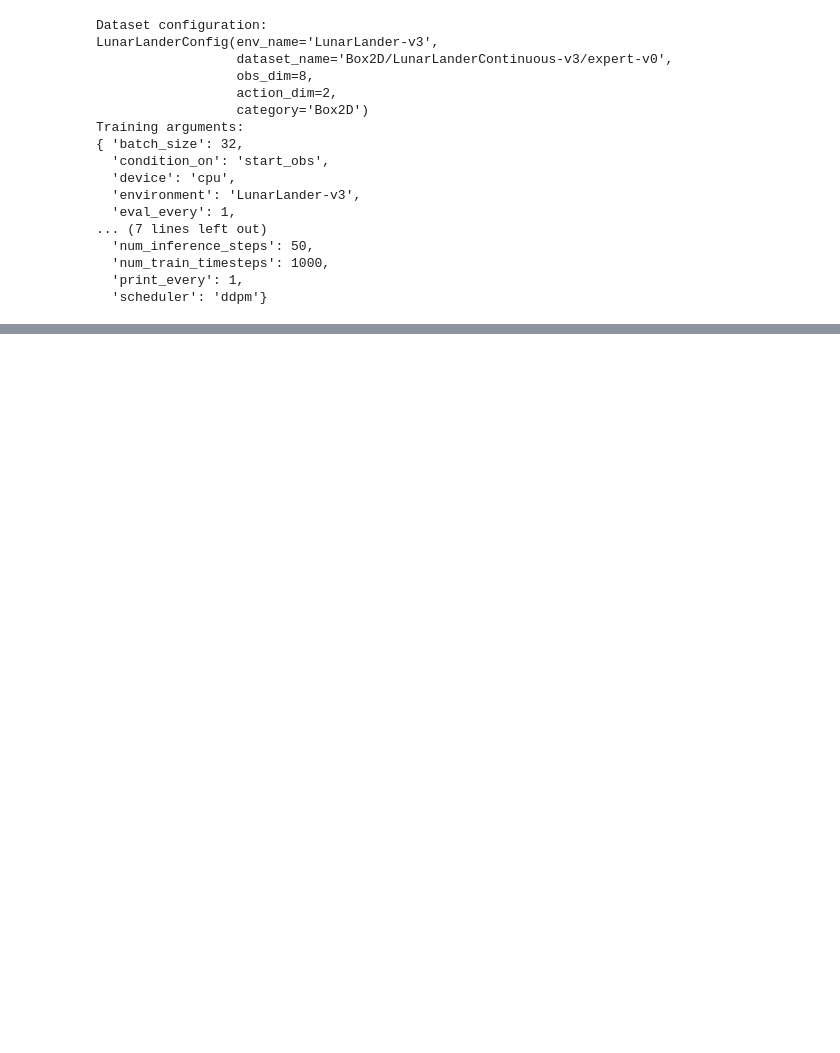
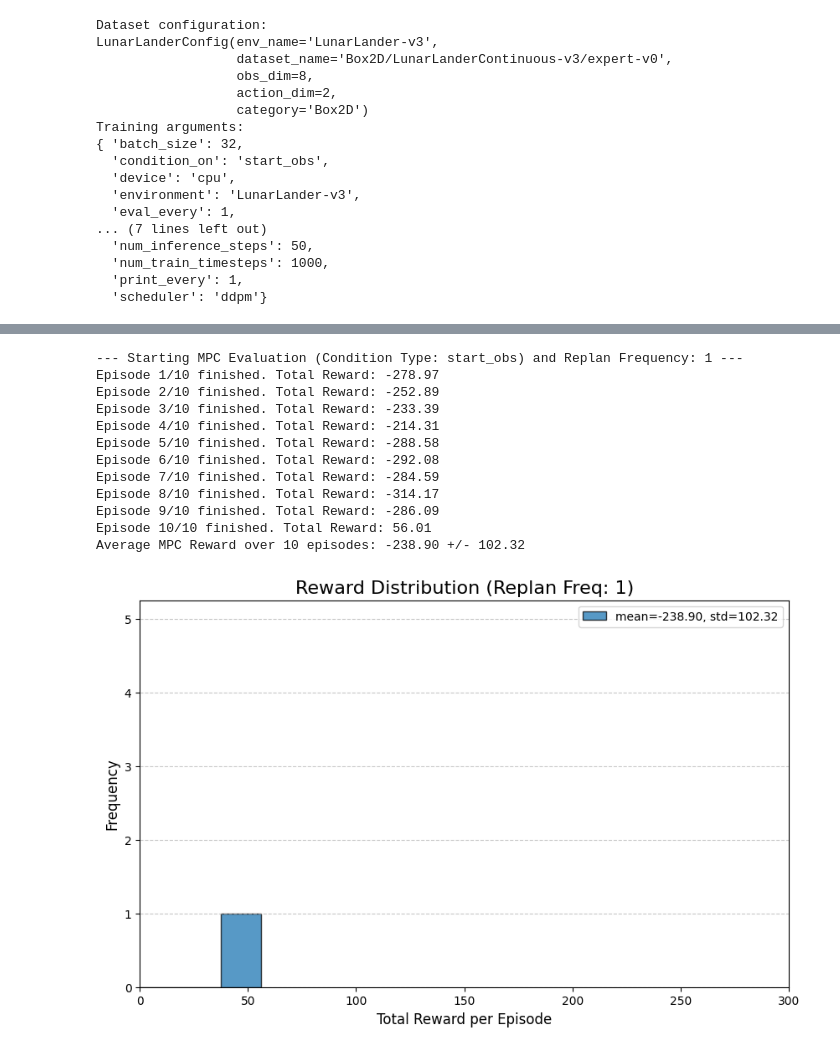
Before and after one commit to frankcholula/flow_planner, a Jupyter notebook: src/notebooks/diffusion_baseline.ipynb, the cells around one changed output, grey strips where cells are left out. Saved outputs shown, nothing was run; the diff lists cells and outputs as text; code cells hidden in the pictures; blank space fills up the shorter version.

```diff
--- a/src/notebooks/diffusion_baseline.ipynb
+++ b/src/notebooks/diffusion_baseline.ipynb
@@ -101,0 +103,36 @@ evaluate_open_loop_diffusion(
+# %%
+from src.pipelines.eval import evaluate_policy_mpc
+from src.pipelines.sampling import generate_diffusion_trajectory
+
+diffusion_planner = lambda cond_dict: generate_diffusion_trajectory(
+    model=model,
+    noise_scheduler=noise_scheduler,
+    stats=minari_dataset_stats,
+    args=args,
+    input_dim=input_dim,
+    condition=cond_dict,
+)
+model_rewards = evaluate_policy_mpc(
+    env=env,
+    planner_fn=diffusion_planner,
+    num_episodes=10,
+    replan_freq=1,
+    render=False,
+    max_episode_length=300,
+    condition_type="start_obs",
+)
+env.close()
+# %% [output]
+--- Starting MPC Evaluation (Condition Type: start_obs) and Replan Frequency: 1 ---
+Episode 1/10 finished. Total Reward: -278.97
+Episode 2/10 finished. Total Reward: -252.89
+Episode 3/10 finished. Total Reward: -233.39
+Episode 4/10 finished. Total Reward: -214.31
+Episode 5/10 finished. Total Reward: -288.58
+Episode 6/10 finished. Total Reward: -292.08
+Episode 7/10 finished. Total Reward: -284.59
+Episode 8/10 finished. Total Reward: -314.17
+Episode 9/10 finished. Total Reward: -286.09
+Episode 10/10 finished. Total Reward: 56.01
+Average MPC Reward over 10 episodes: -238.90 +/- 102.32
+[figure, added]
```
Also changed, not shown: parts of 3 cells of this notebook, 2 other files.
